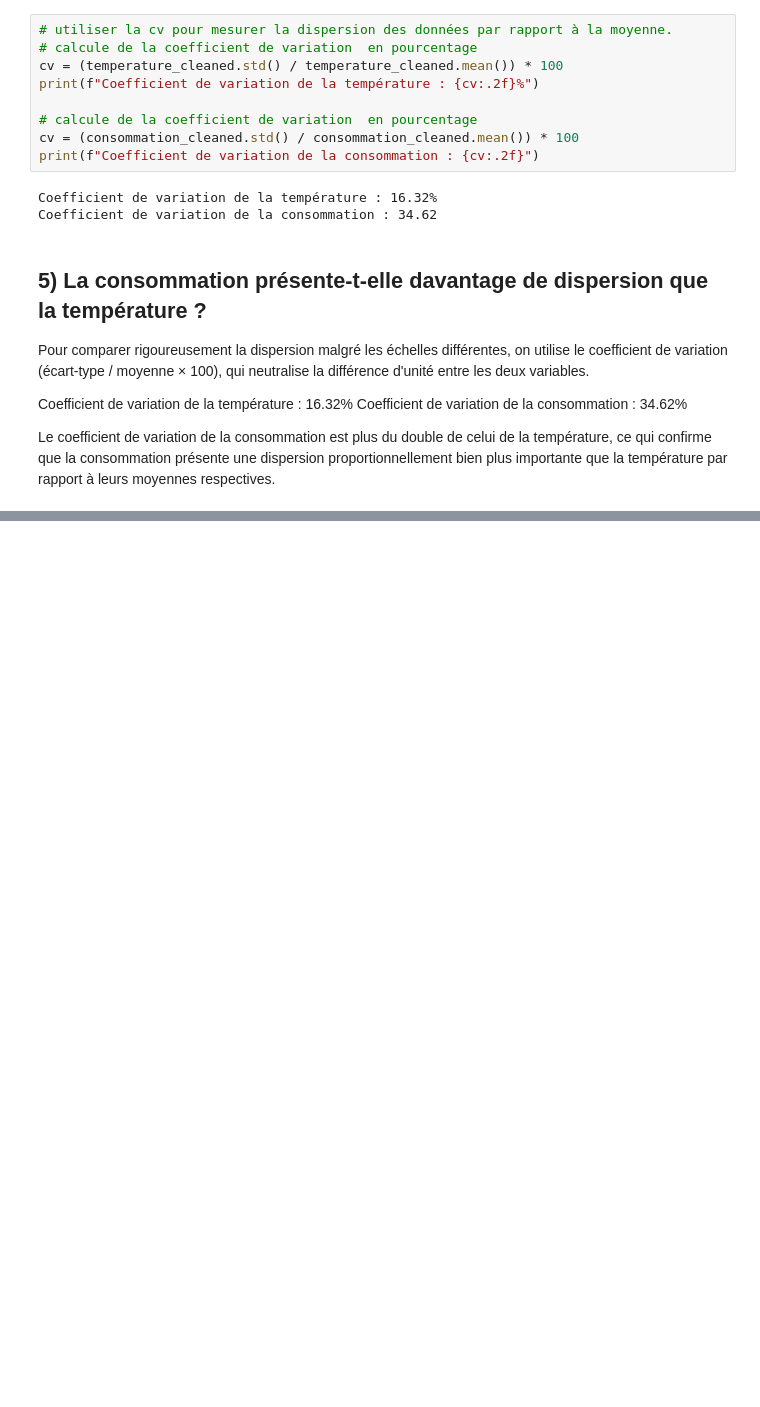
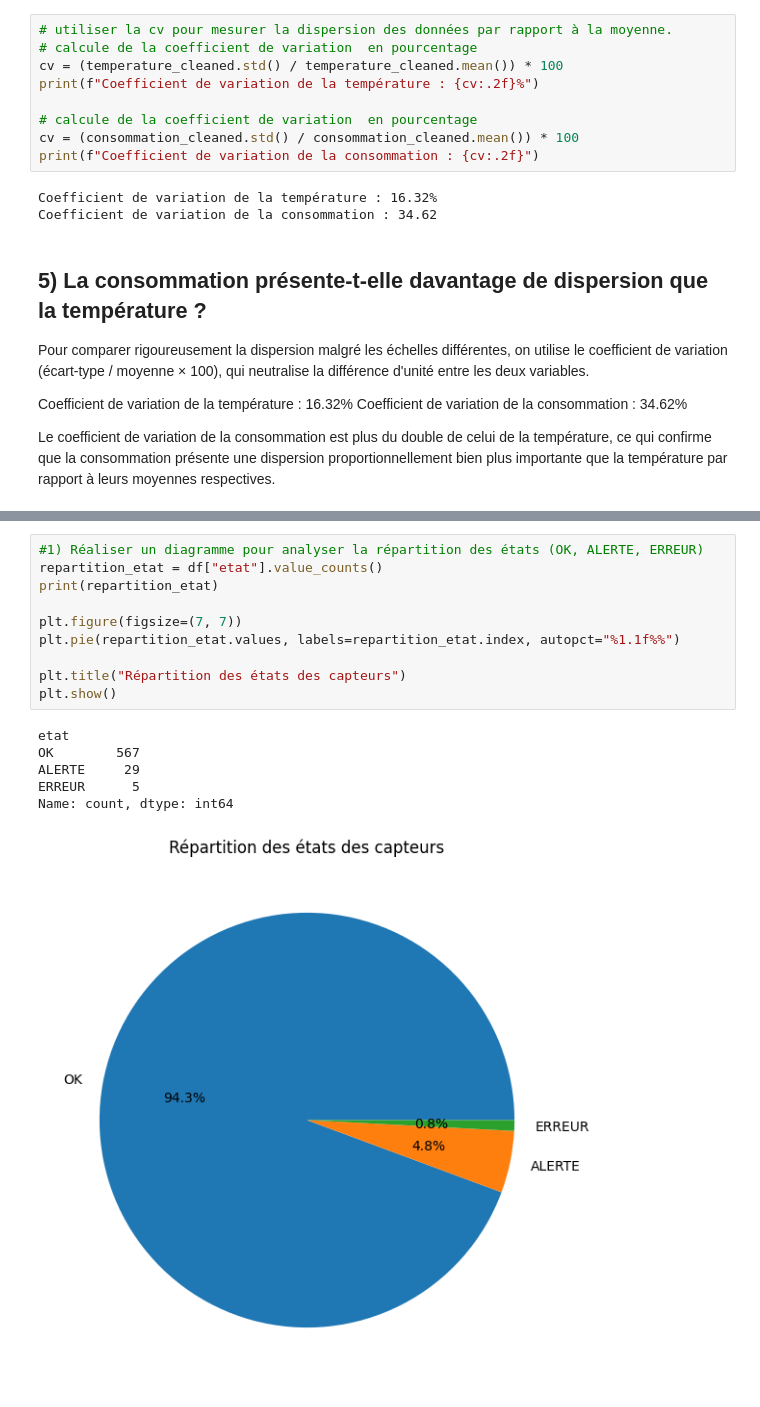
Before and after one commit to Mayra-99/atelier_matplotlib_iot, a Jupyter notebook: notebooks/atelier_matplotlib_iot.ipynb, the cells around one changed output, grey strips where cells are left out. Drawn from its saved outputs; the diff is of its cells as text; blank space fills up the shorter version.

Commit message:
Partie 6 : diagramme circulaire repartition des etats

```diff
--- a/notebooks/atelier_matplotlib_iot.ipynb
+++ b/notebooks/atelier_matplotlib_iot.ipynb
@@ -381,0 +386,17 @@ leurs moyennes respectives.
+# %%
+#1) Réaliser un diagramme pour analyser la répartition des états (OK, ALERTE, ERREUR)
+repartition_etat = df["etat"].value_counts()
+print(repartition_etat)
+
+plt.figure(figsize=(7, 7))
+plt.pie(repartition_etat.values, labels=repartition_etat.index, autopct="%1.1f%%")
+
+plt.title("Répartition des états des capteurs")
+plt.show()
+# %% [output]
+etat
+OK        567
+ALERTE     29
+ERREUR      5
+Name: count, dtype: int64
+[figure, added]
```
Also changed, not shown: parts of 2 cells of this notebook.
